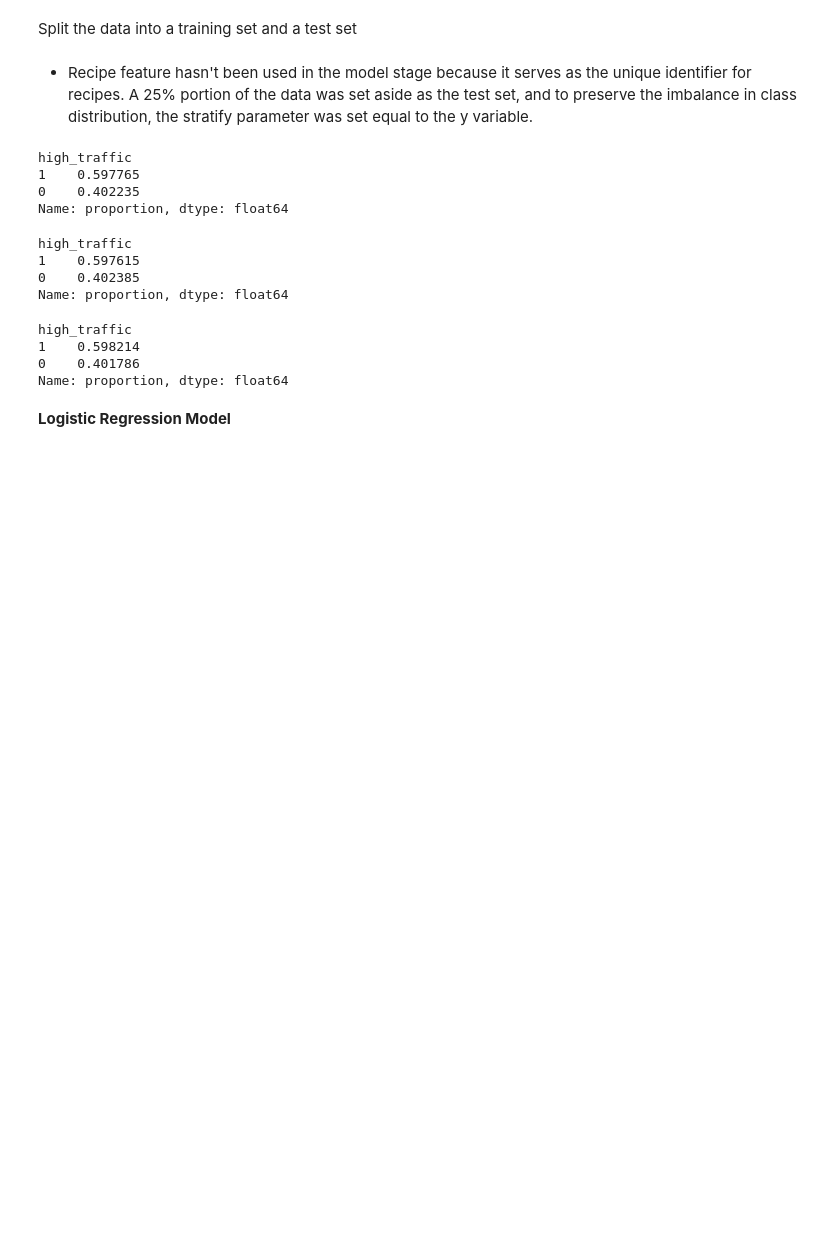
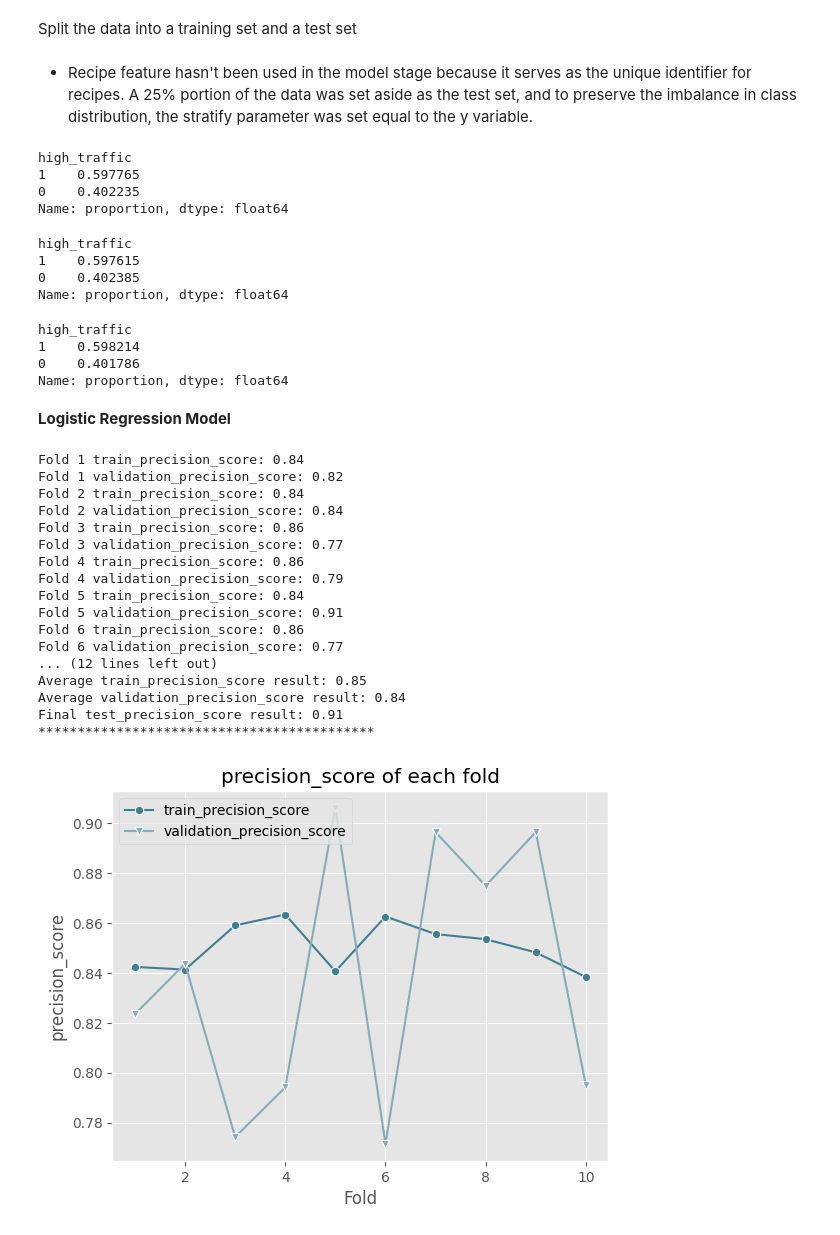
Before and after one commit to kntvrl/predicting_high_traffic_recipes_project, a Jupyter notebook: recipe.ipynb, the cells around one changed output. Cells and saved outputs as stored; diff of their text form; code cells hidden in the pictures; blank space fills up the shorter version.

Commit message:
add comparison model

```diff
--- a/recipe.ipynb
+++ b/recipe.ipynb
@@ -860,0 +868,29 @@ pipeline = Pipeline(("classifier",lr))
+# %%
+lr = LogisticRegression(class_weight="balanced")
+
+lr_pipeline = Pipeline([
+    ("scaler", RobustScaler()),
+    ("classifier", lr)
+])
+
+skf = StratifiedKFold(n_splits=10,shuffle=True,random_state=42)
+model, final_test_precision_score, precision_scores_df = train_and_evaluate_model(lr_pipeline, X_train, y_train, X_test, y_test,precision_score, skf, plot=True)
+# %% [output]
+Fold 1 train_precision_score: 0.84
+Fold 1 validation_precision_score: 0.82
+Fold 2 train_precision_score: 0.84
+Fold 2 validation_precision_score: 0.84
+Fold 3 train_precision_score: 0.86
+Fold 3 validation_precision_score: 0.77
+Fold 4 train_precision_score: 0.86
+Fold 4 validation_precision_score: 0.79
+Fold 5 train_precision_score: 0.84
+Fold 5 validation_precision_score: 0.91
+Fold 6 train_precision_score: 0.86
+Fold 6 validation_precision_score: 0.77
+... (12 lines left out)
+Average train_precision_score result: 0.85
+Average validation_precision_score result: 0.84
+Final test_precision_score result: 0.91
+*******************************************
+[figure, added]
```
Also changed, not shown: parts of 11 cells of this notebook.
